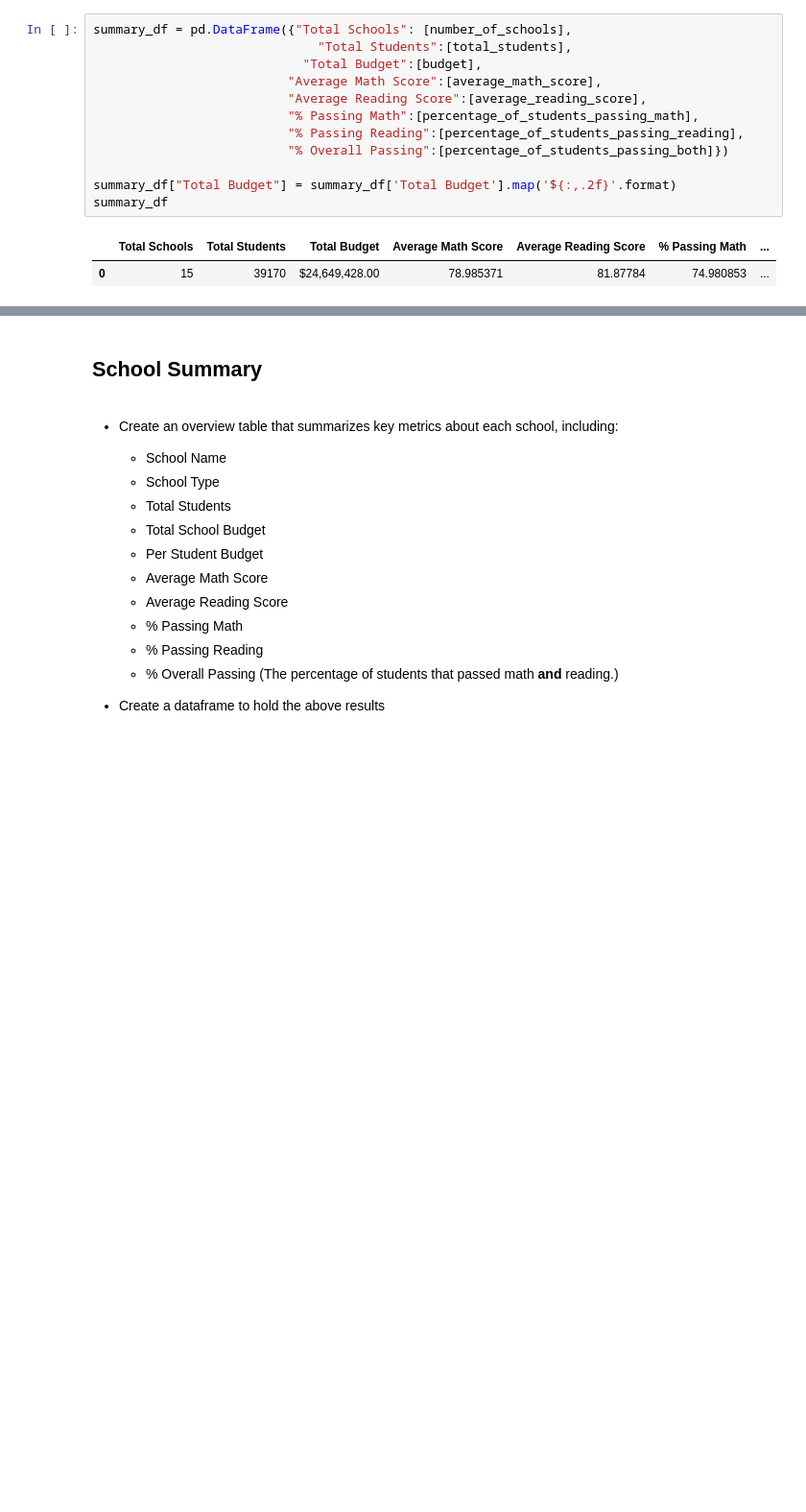
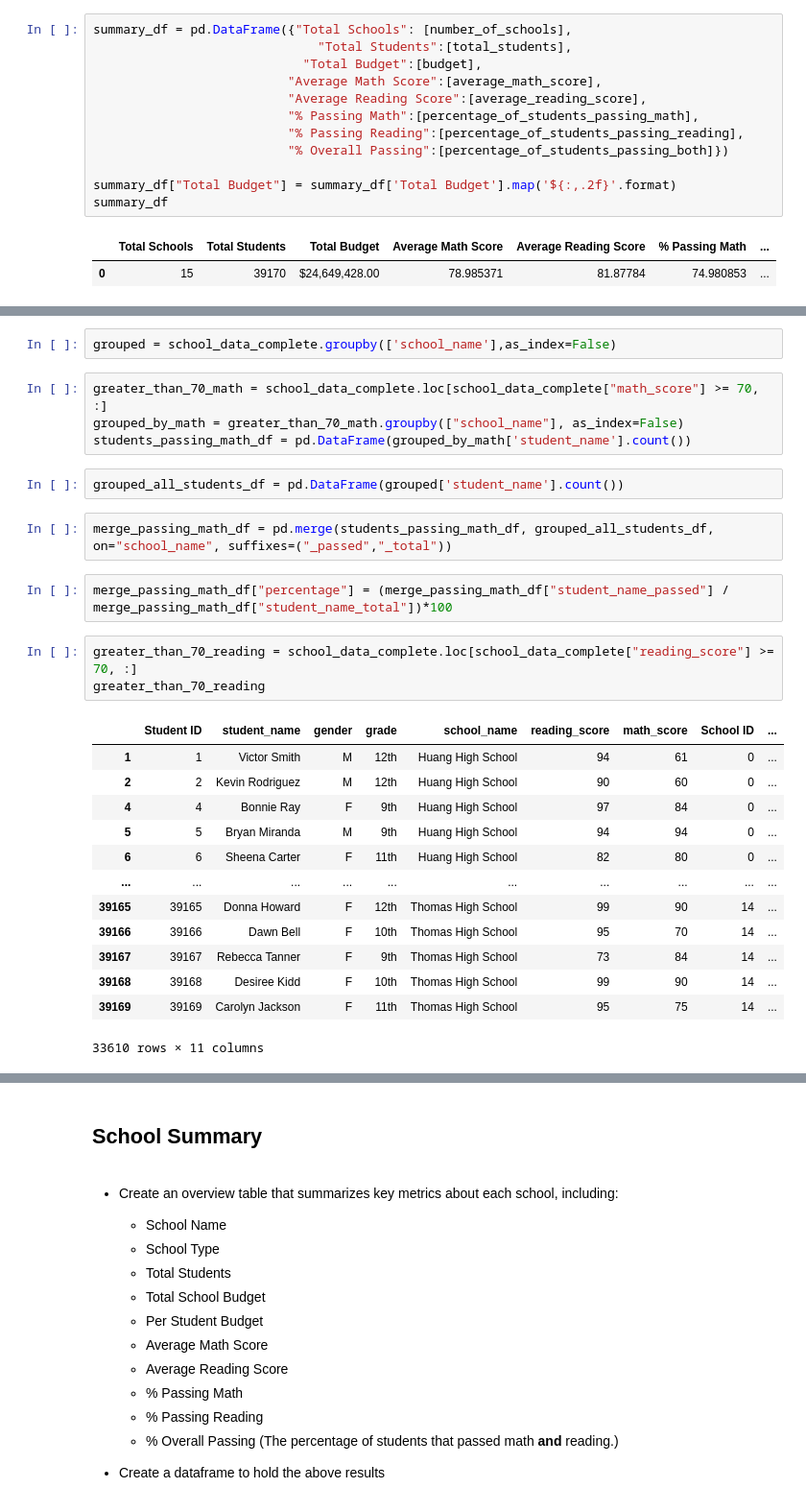
Before and after one commit to firedynasty/pandas-challenge, a Jupyter notebook: PyCitySchools_starter.ipynb, the cells around one changed output, grey strips where cells are left out. Shown at 96% size. Drawn from its saved outputs; the diff is of its cells as text; blank space fills up the shorter version.

```diff
--- a/PyCitySchools_starter.ipynb
+++ b/PyCitySchools_starter.ipynb
@@ -141,0 +158,29 @@ school_data_complete.group
+# %%
+grouped = school_data_complete.groupby(['school_name'],as_index=False)
+# %%
+greater_than_70_math = school_data_complete.loc[school_data_complete["math_score"] >= 70, :]
+grouped_by_math = greater_than_70_math.groupby(["school_name"], as_index=False)
+students_passing_math_df = pd.DataFrame(grouped_by_math['student_name'].count())
+# %%
+grouped_all_students_df = pd.DataFrame(grouped['student_name'].count())
+# %%
+merge_passing_math_df = pd.merge(students_passing_math_df, grouped_all_students_df, on="school_name", suffixes=("_passed","_total"))
+# %%
+merge_passing_math_df["percentage"] = (merge_passing_math_df["student_name_passed"] / merge_passing_math_df["student_name_total"])*100
+# %%
+greater_than_70_reading = school_data_complete.loc[school_data_complete["reading_score"] >= 70, :]
+greater_than_70_reading
+# %% [output]
+|  | Student ID | student_name | gender | grade | school_name | reading_score | math_score | School ID | ... |
+| 1 | 1 | Victor Smith | M | 12th | Huang High School | 94 | 61 | 0 | ... |
+| 2 | 2 | Kevin Rodriguez | M | 12th | Huang High School | 90 | 60 | 0 | ... |
+| 4 | 4 | Bonnie Ray | F | 9th | Huang High School | 97 | 84 | 0 | ... |
+| 5 | 5 | Bryan Miranda | M | 9th | Huang High School | 94 | 94 | 0 | ... |
+| 6 | 6 | Sheena Carter | F | 11th | Huang High School | 82 | 80 | 0 | ... |
+| ... | ... | ... | ... | ... | ... | ... | ... | ... | ... |
+| 39165 | 39165 | Donna Howard | F | 12th | Thomas High School | 99 | 90 | 14 | ... |
+| 39166 | 39166 | Dawn Bell | F | 10th | Thomas High School | 95 | 70 | 14 | ... |
+| 39167 | 39167 | Rebecca Tanner | F | 9th | Thomas High School | 73 | 84 | 14 | ... |
+| 39168 | 39168 | Desiree Kidd | F | 10th | Thomas High School | 99 | 90 | 14 | ... |
+| 39169 | 39169 | Carolyn Jackson | F | 11th | Thomas High School | 95 | 75 | 14 | ... |
+33610 rows × 11 columns
```
Also changed, not shown: parts of 14 cells of this notebook.
